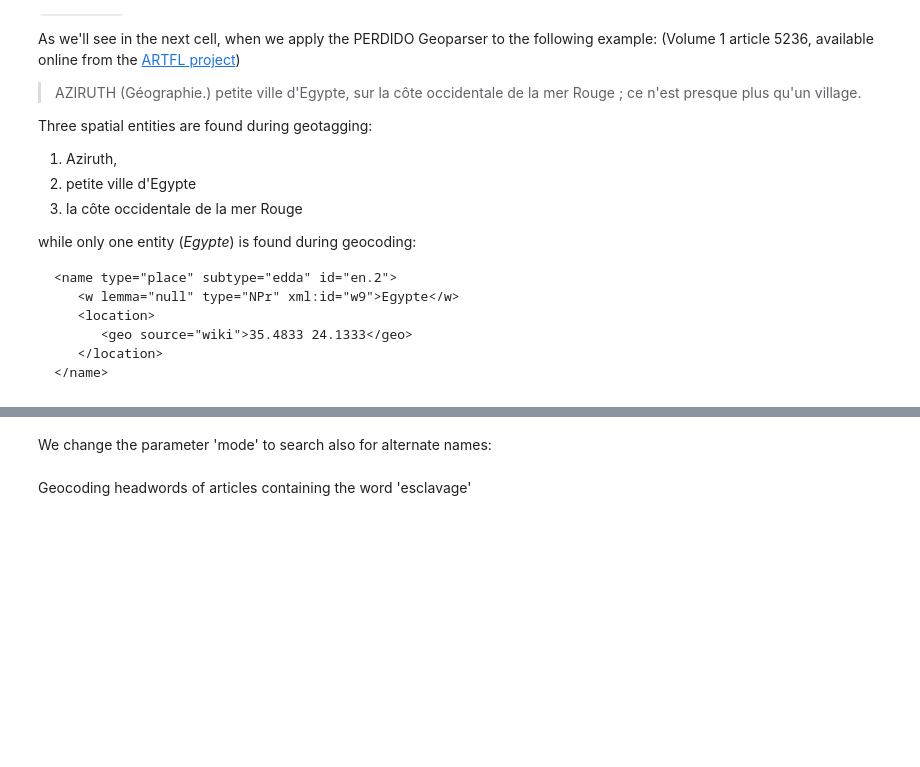
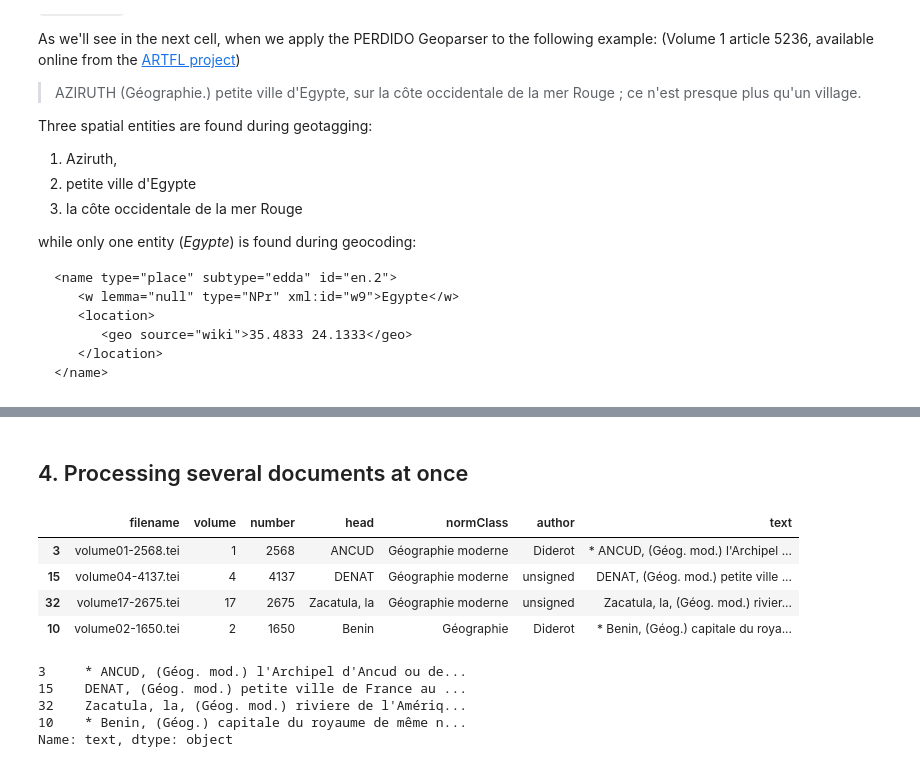
Before and after one commit to ludovicmoncla/SunoikisisDC-Summer2022-Session9, a Jupyter notebook: GeoparsingEncyclopedie.ipynb, the cells around one changed output, grey strips where cells are left out. Drawn from its saved outputs; the diff is of its cells as text; code cells hidden in the pictures; blank space fills up the shorter version.

```diff
--- a/GeoparsingEncyclopedie.ipynb
+++ b/GeoparsingEncyclopedie.ipynb
@@ -59,8 +59,8 @@ from spacy import displacy
 ### 1.1 Loading the Encyclopédie ARTFL dataset
 # %%
 d = load_edda_artfl()
-df = d.data
-df.head()
+dataset = d['data']
+dataset.head()
 # %% [output]
 |  | filename | volume | number | head | normClass | author | text |
 | 0 | volume01-1063.tei | 1 | 1063 | AFRIQUE | Géographie | Diderot | * AFRIQUE, (Géog.) l'une des quat... |
@@ -348,2 +301,0 @@ display_map(data)
-# %% [markdown]
-We change the parameter 'mode' to search also for alternate names:
@@ -370,2 +301,0 @@ display_map(data)
-# %% [markdown]
-Geocoding headwords of articles containing the word 'esclavage'
@@ -394,0 +302,19 @@ display_map(data)
+# %% [markdown]
+## 4. Processing several documents at once
+# %%
+df_sampled = dataset.sample(4)
+df_sampled
+# %% [output]
+|  | filename | volume | number | head | normClass | author | text |
+| 3 | volume01-2568.tei | 1 | 2568 | ANCUD | Géographie moderne | Diderot | * ANCUD, (Géog. mod.) l'Archipel ... |
+| 15 | volume04-4137.tei | 4 | 4137 | DENAT | Géographie moderne | unsigned | DENAT, (Géog. mod.) petite ville ... |
+| 32 | volume17-2675.tei | 17 | 2675 | Zacatula, la | Géographie moderne | unsigned | Zacatula, la, (Géog. mod.) rivier... |
+| 10 | volume02-1650.tei | 2 | 1650 | Benin | Géographie | Diderot | * Benin, (Géog.) capitale du roya... |
+# %%
+df_sampled.text
+# %% [output]
+3     * ANCUD, (Géog. mod.) l'Archipel d'Ancud ou de...
+15    DENAT, (Géog. mod.) petite ville de France au ...
+32    Zacatula, la, (Géog. mod.) riviere de l'Amériq...
+10    * Benin, (Géog.) capitale du royaume de même n...
+Name: text, dtype: object
```
Also changed, not shown: parts of 39 cells of this notebook, 37 other files.
